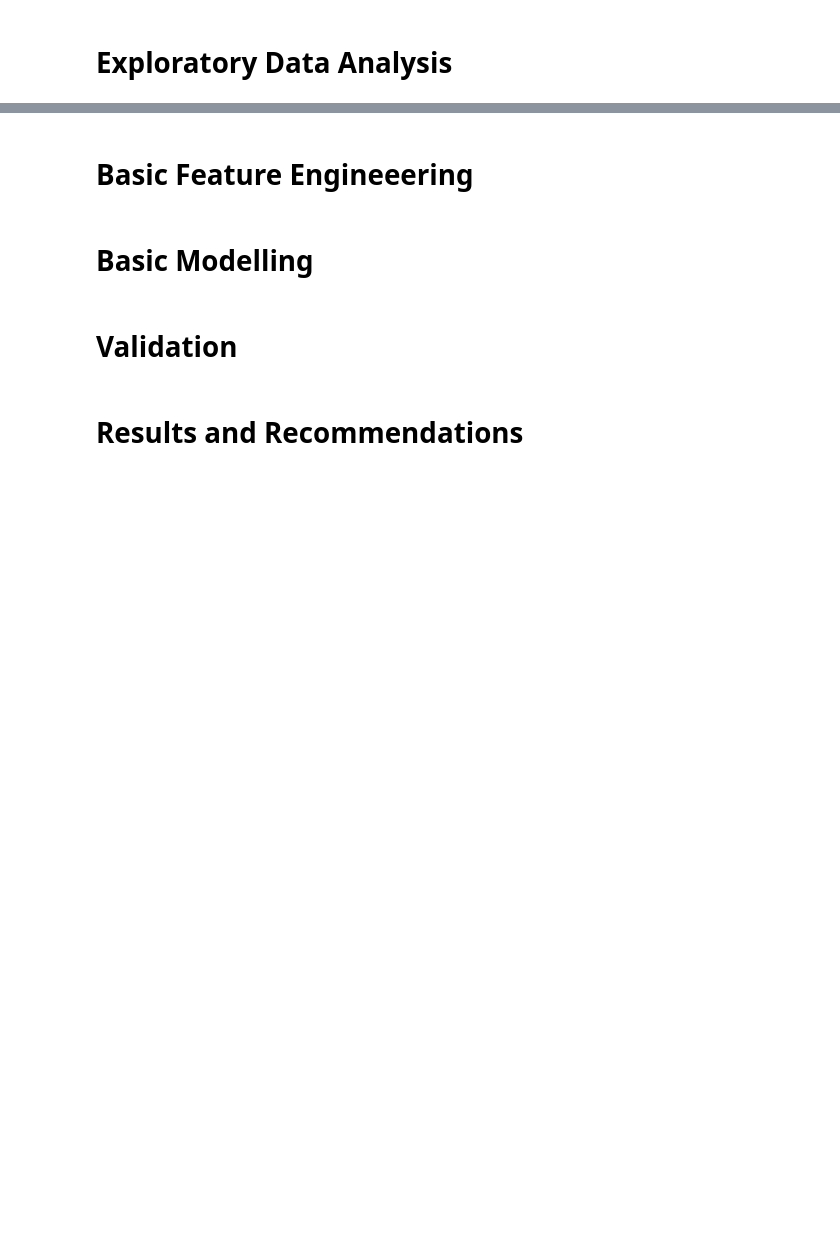
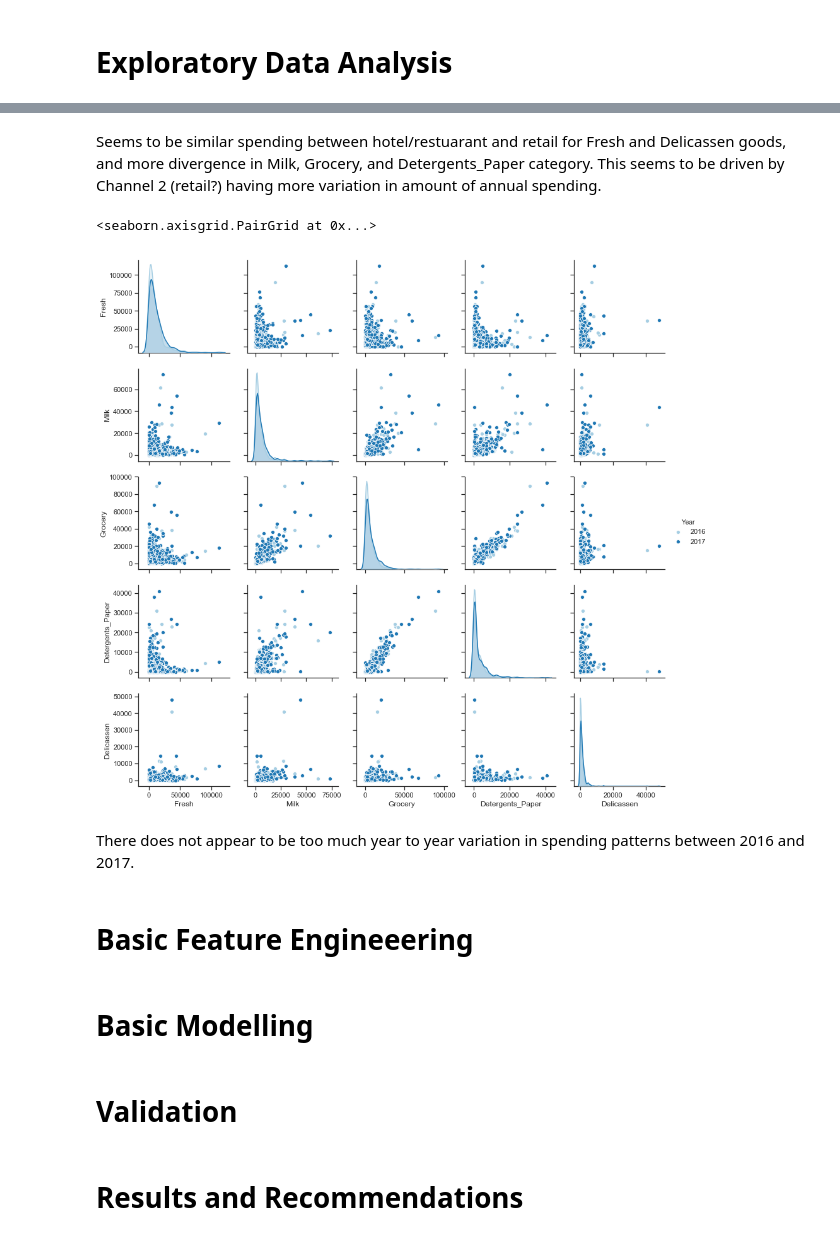
Before and after one commit to mishoptera/nyc_restaurants, a Jupyter notebook: customer_loyalty/customer_loyalty_week7_dc.ipynb, the cells around one changed output, grey strips where cells are left out. Saved outputs shown, nothing was run; the diff lists cells and outputs as text; code cells hidden in the pictures; blank space fills up the shorter version.

```diff
--- a/customer_loyalty/customer_loyalty_week7_dc.ipynb
+++ b/customer_loyalty/customer_loyalty_week7_dc.ipynb
@@ -107,0 +104,10 @@ Additionally, even though there are 801 rows, there are not 801 non-null values
+# %%
+cust = cust.dropna()
+cust = cust.drop_duplicates()
+cust = cust[cust.Fresh != 'unrecorded']
+cust = cust[cust.Milk != 'unrecorded']
+cust = cust[cust.Grocery != 'unrecorded']
+cust = cust[cust.Frozen != 'unrecorded']
+cust = cust[cust.Detergents_Paper != 'unrecorded']
+cust = cust[cust.Delicassen != 'unrecorded']
+print("Number of rows: ", str(cust.shape[0]))
@@ -112,3 +182,21 @@ Additionally, even though there are 801 rows, there are not 801 non-null values
+# %% [markdown]
+Seems to be similar spending between hotel/restuarant and retail for Fresh and Delicassen goods, and more divergence in Milk, Grocery, and Detergents_Paper category. This seems to be driven by Channel 2 (retail?) having more variation in amount of annual spending.
+# %%
+import seaborn as sns
+import matplotlib.pyplot as plt
+from scipy import stats
+
+# Paired plot comparing Years (2016 vs 2017)
+sns.set(style = 'ticks', color_codes = True)
+sns.pairplot(cust,
+             hue = 'Year',
+             palette = "Paired",
+             vars = ['Fresh', 'Milk', 'Grocery', 'Detergents_Paper', 'Delicassen'])
+# %% [output]
+<seaborn.axisgrid.PairGrid at 0x...>
+[figure, added]
+# %% [markdown]
+There does not appear to be too much year to year variation in spending patterns between 2016 and 2017.
 # %%
 # box plots
 import numpy as np
```
Also changed, not shown: parts of 12 cells of this notebook.
